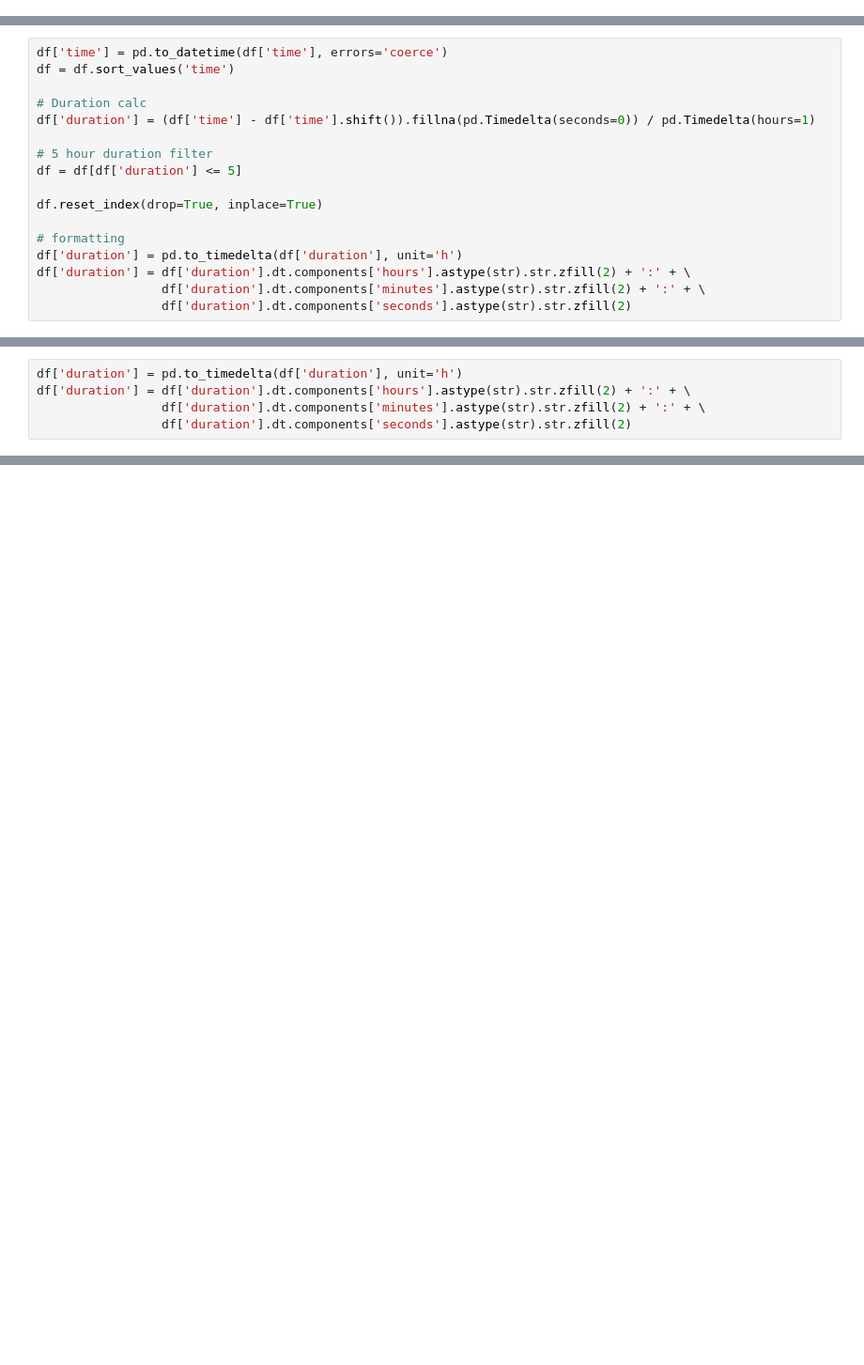
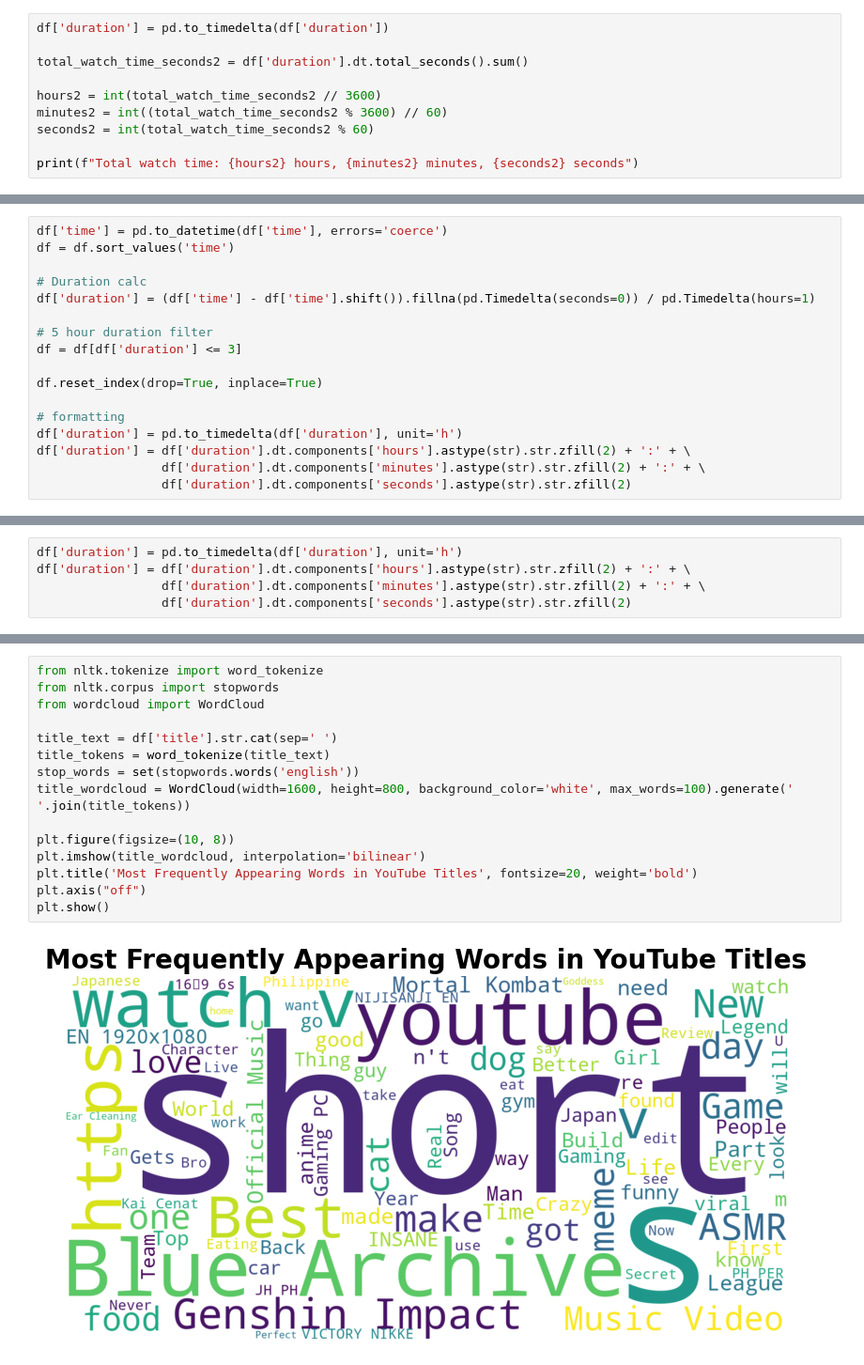
Before and after one commit to Kimchi21/Data-Analysis_Portfolio, a Jupyter notebook: Google Takeout/Python Notebooks/Youtube_Analysis.ipynb, the cells around one changed output, grey strips where cells are left out. Shown: that part at 94% size. Cells and saved outputs as stored; diff of their text form; blank space fills up the shorter version.

```diff
--- a/Google Takeout/Python Notebooks/Youtube_Analysis.ipynb
+++ b/Google Takeout/Python Notebooks/Youtube_Analysis.ipynb
@@ -143,0 +143,10 @@ df
+# %%
+df['duration'] = pd.to_timedelta(df['duration'])
+
+total_watch_time_seconds2 = df['duration'].dt.total_seconds().sum()
+
+hours2 = int(total_watch_time_seconds2 // 3600)
+minutes2 = int((total_watch_time_seconds2 % 3600) // 60)
+seconds2 = int(total_watch_time_seconds2 % 60)
+
+print(f"Total watch time: {hours2} hours, {minutes2} minutes, {seconds2} seconds")
@@ -149,7 +162,7 @@ df = df.sort_values('time')
 df['duration'] = (df['time'] - df['time'].shift()).fillna(pd.Timedelta(seconds=0)) / pd.Timedelta(hours=1)
 
 # 5 hour duration filter
-df = df[df['duration'] <= 5]
+df = df[df['duration'] <= 3]
 
 df.reset_index(drop=True, inplace=True)
 
@@ -202,0 +219,17 @@ df['duration'] = df['duration'].dt.components['hours'].astype(str).str.zfill(2)
+# %%
+from nltk.tokenize import word_tokenize
+from nltk.corpus import stopwords
+from wordcloud import WordCloud
+
+title_text = df['title'].str.cat(sep=' ')
+title_tokens = word_tokenize(title_text)
+stop_words = set(stopwords.words('english'))
+title_wordcloud = WordCloud(width=1600, height=800, background_color='white', max_words=100).generate(' '.join(title_tokens))
+
+plt.figure(figsize=(10, 8))
+plt.imshow(title_wordcloud, interpolation='bilinear')
+plt.title('Most Frequently Appearing Words in YouTube Titles', fontsize=20, weight='bold')
+plt.axis("off")
+plt.show()
+# %% [output]
+[figure, added]
```
Also changed, not shown: parts of 21 cells of this notebook, 1 other file.
